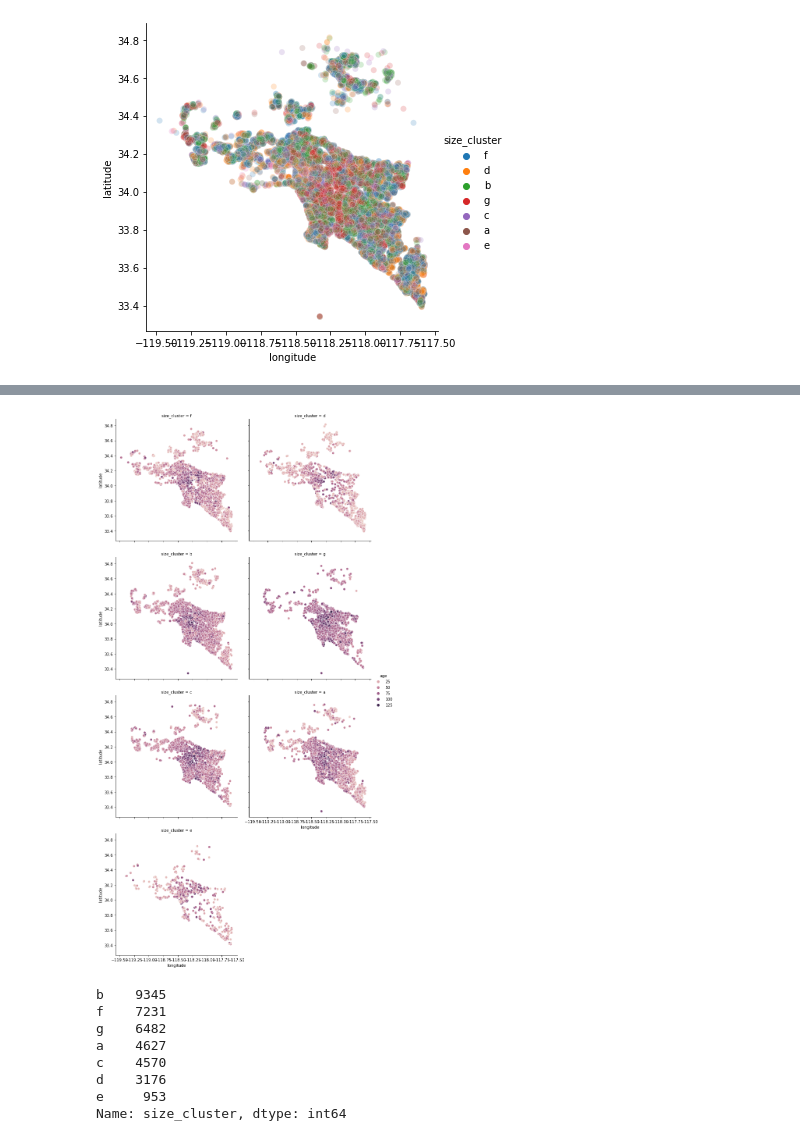
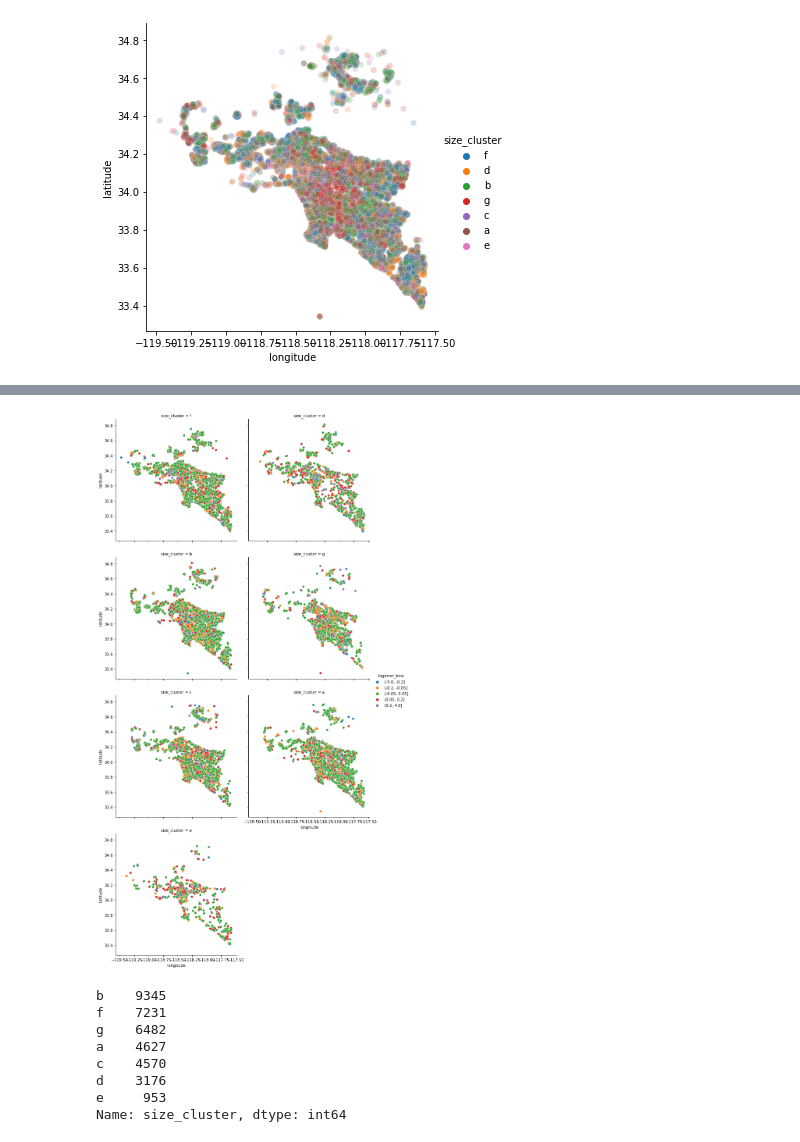
Before and after one commit to Zillow-Project-JG-DN/clustering-project-jgdn, a Jupyter notebook: jg_scratchpad.ipynb, the cells around one changed output, grey strips where cells are left out. Drawn from its saved outputs; the diff is of its cells as text; code cells hidden in the pictures.

```diff
--- a/jg_scratchpad.ipynb
+++ b/jg_scratchpad.ipynb
@@ -480,7 +500,7 @@ sns.relplot(data=X_train, x='longitude', y='latitude', hue='size_cluster', alpha
 # %%
-sns.relplot(data=X_train, x='longitude', y='latitude', hue='age', col='size_cluster', col_wrap=2);
+sns.relplot(data=X_train, x='longitude', y='latitude', hue='logerror_bins', col='size_cluster', col_wrap=2);
 # %% [output]
-[figure, old version]
+[figure, new version]
 # %%
 X_train.size_cluster.value_counts()
 # %% [output]
```
Also changed, not shown: parts of 1 cell of this notebook, 3 other files.
